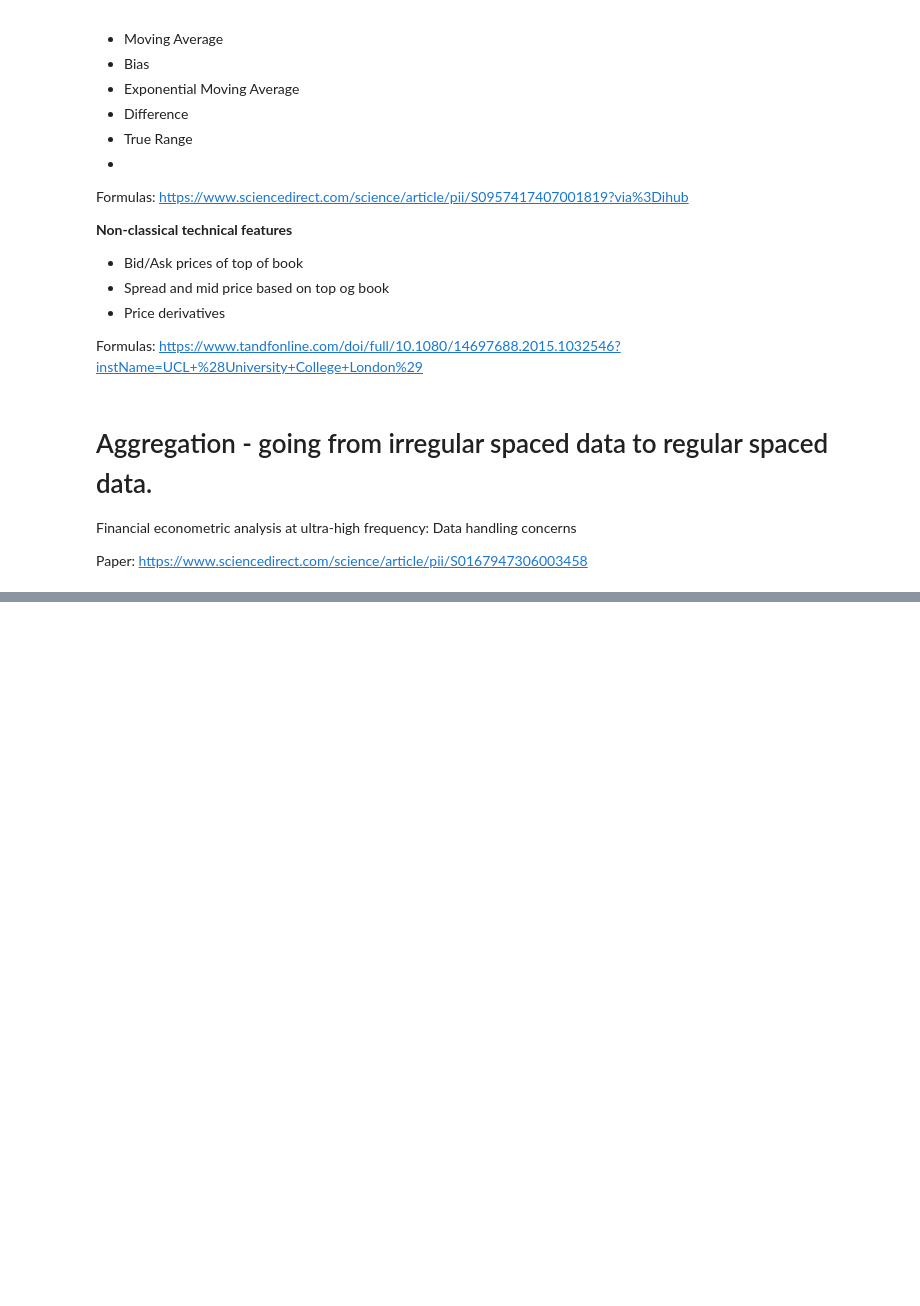
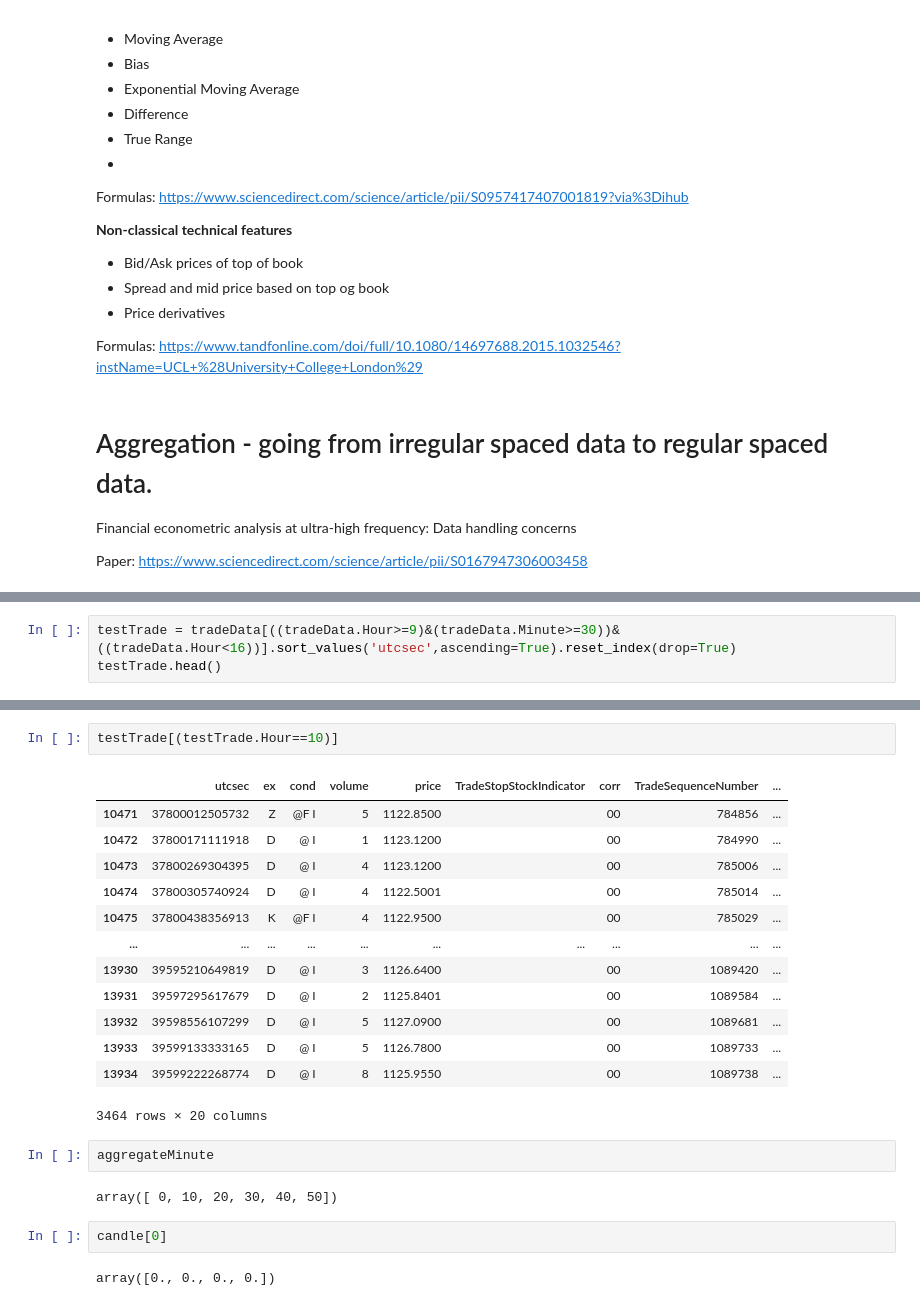
Before and after one commit to KristianLN/Thesis_UCPH, a Jupyter notebook: CrunchTAQ.ipynb, the cells around one changed output, grey strips where cells are left out. Saved outputs shown, nothing was run; the diff lists cells and outputs as text; blank space fills up the shorter version.

Commit message:
Started on Candle sticks

```diff
--- a/CrunchTAQ.ipynb
+++ b/CrunchTAQ.ipynb
@@ -586,0 +649,3 @@ Paper: https://www.sciencedirect.com/science/article/pii/S0167947306003458
+# %%
+testTrade = tradeData[((tradeData.Hour>=9)&(tradeData.Minute>=30))&((tradeData.Hour<16))].sort_values('utcsec',ascending=True).reset_index(drop=True)
+testTrade.head()
@@ -586,0 +700,24 @@ Paper: https://www.sciencedirect.com/science/article/pii/S0167947306003458
+# %%
+testTrade[(testTrade.Hour==10)]
+# %% [output]
+|  | utcsec | ex | cond | volume | price | TradeStopStockIndicator | corr | TradeSequenceNumber | ... |
+| 10471 | 37800012505732 | Z | @F I | 5 | 1122.8500 |  | 00 | 784856 | ... |
+| 10472 | 37800171111918 | D | @ I | 1 | 1123.1200 |  | 00 | 784990 | ... |
+| 10473 | 37800269304395 | D | @ I | 4 | 1123.1200 |  | 00 | 785006 | ... |
+| 10474 | 37800305740924 | D | @ I | 4 | 1122.5001 |  | 00 | 785014 | ... |
+| 10475 | 37800438356913 | K | @F I | 4 | 1122.9500 |  | 00 | 785029 | ... |
+| ... | ... | ... | ... | ... | ... | ... | ... | ... | ... |
+| 13930 | 39595210649819 | D | @ I | 3 | 1126.6400 |  | 00 | 1089420 | ... |
+| 13931 | 39597295617679 | D | @ I | 2 | 1125.8401 |  | 00 | 1089584 | ... |
+| 13932 | 39598556107299 | D | @ I | 5 | 1127.0900 |  | 00 | 1089681 | ... |
+| 13933 | 39599133333165 | D | @ I | 5 | 1126.7800 |  | 00 | 1089733 | ... |
+| 13934 | 39599222268774 | D | @ I | 8 | 1125.9550 |  | 00 | 1089738 | ... |
+3464 rows × 20 columns
+# %%
+aggregateMinute
+# %% [output]
+array([ 0, 10, 20, 30, 40, 50])
+# %%
+candle[0]
+# %% [output]
+array([0., 0., 0., 0.])
```
Also changed, not shown: parts of 17 cells of this notebook.
